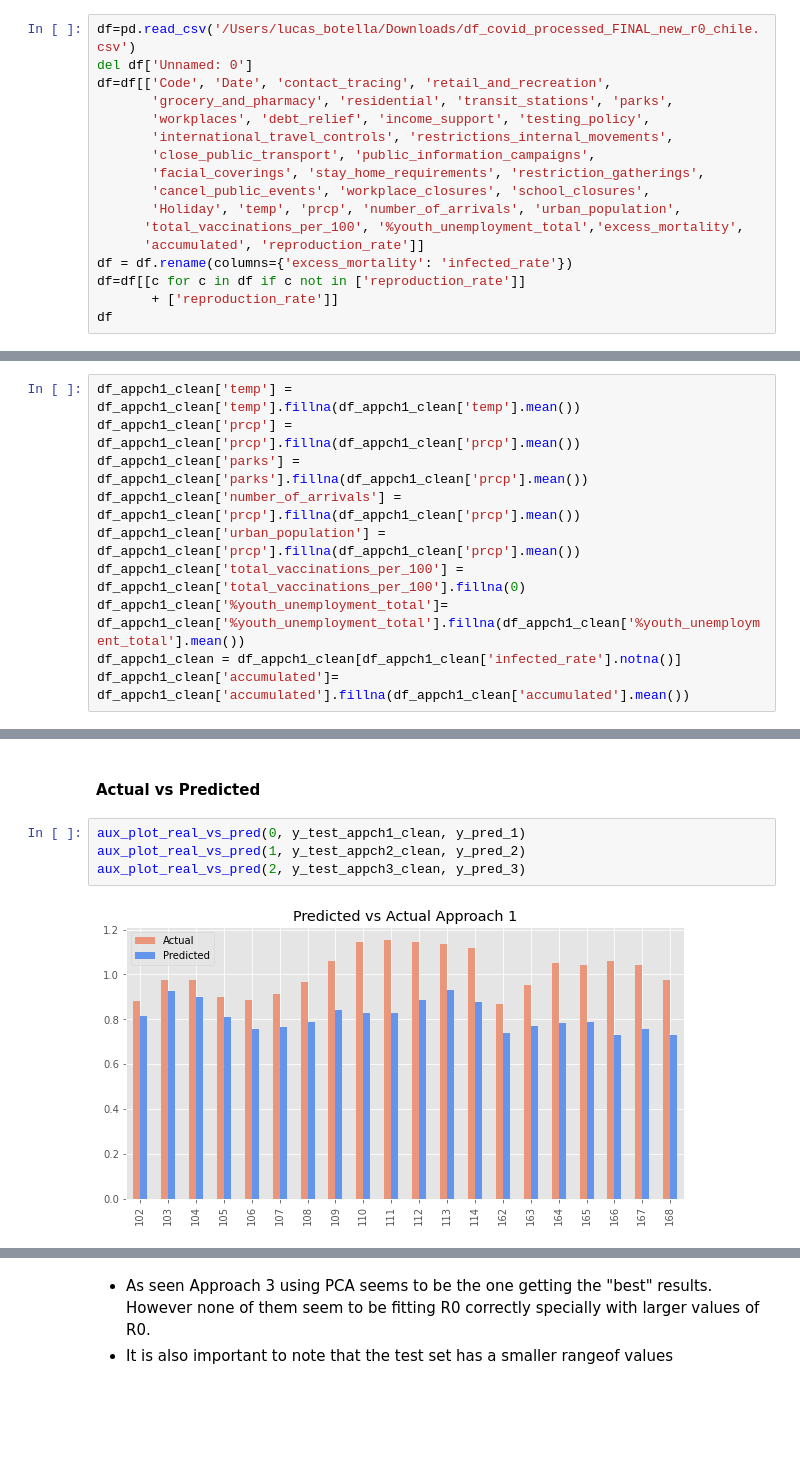
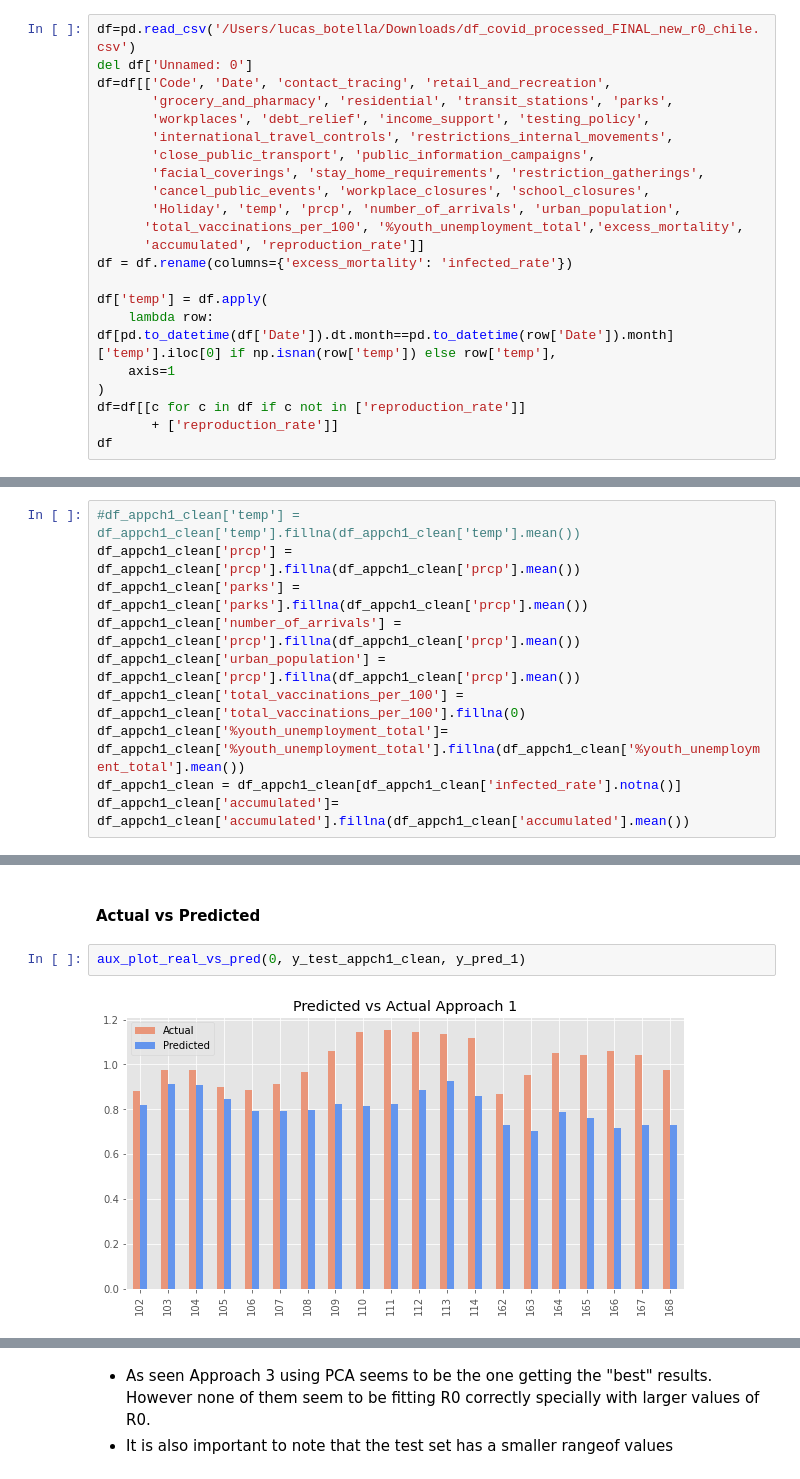
Before and after one commit to lucasbotellaroca/Covid-19_Reproduction_Rate_Estimator, a Jupyter notebook: data_model_evaluation_R0.ipynb, the cells around one changed output, grey strips where cells are left out. Drawn from its saved outputs; the diff is of its cells as text; blank space fills up the shorter version.

```diff
--- a/data_model_evaluation_R0.ipynb
+++ b/data_model_evaluation_R0.ipynb
@@ -194,6 +196,11 @@ df=df[['Code', 'Date', 'contact_tracing', 'retail_and_recreation',
       'total_vaccinations_per_100', '%youth_unemployment_total','excess_mortality',
       'accumulated', 'reproduction_rate']]
 df = df.rename(columns={'excess_mortality': 'infected_rate'})
+
+df['temp'] = df.apply(
+    lambda row: df[pd.to_datetime(df['Date']).dt.month==pd.to_datetime(row['Date']).month]['temp'].iloc[0] if np.isnan(row['temp']) else row['temp'],
+    axis=1
+)
 df=df[[c for c in df if c not in ['reproduction_rate']]
        + ['reproduction_rate']]
 df
@@ -229,7 +236,7 @@ Train models with raw data, no previous transformation or grouping done
 df_appch1=df.copy()
 df_appch1_clean=df.copy()
 # %%
-df_appch1_clean['temp'] = df_appch1_clean['temp'].fillna(df_appch1_clean['temp'].mean())
+#df_appch1_clean['temp'] = df_appch1_clean['temp'].fillna(df_appch1_clean['temp'].mean())
 df_appch1_clean['prcp'] = df_appch1_clean['prcp'].fillna(df_appch1_clean['prcp'].mean())
 df_appch1_clean['parks'] = df_appch1_clean['parks'].fillna(df_appch1_clean['prcp'].mean())
 df_appch1_clean['number_of_arrivals'] = df_appch1_clean['prcp'].fillna(df_appch1_clean['prcp'].mean())
@@ -877,7 +823,5 @@ df_scores_gbst_train.style.apply(highlight_min)
 #### Actual vs Predicted
 # %%
 aux_plot_real_vs_pred(0, y_test_appch1_clean, y_pred_1)
-aux_plot_real_vs_pred(1, y_test_appch2_clean, y_pred_2)
-aux_plot_real_vs_pred(2, y_test_appch3_clean, y_pred_3)
 # %% [output]
-[figure, old version]
+[figure, new version]
```
Also changed, not shown: parts of 92 cells of this notebook.
